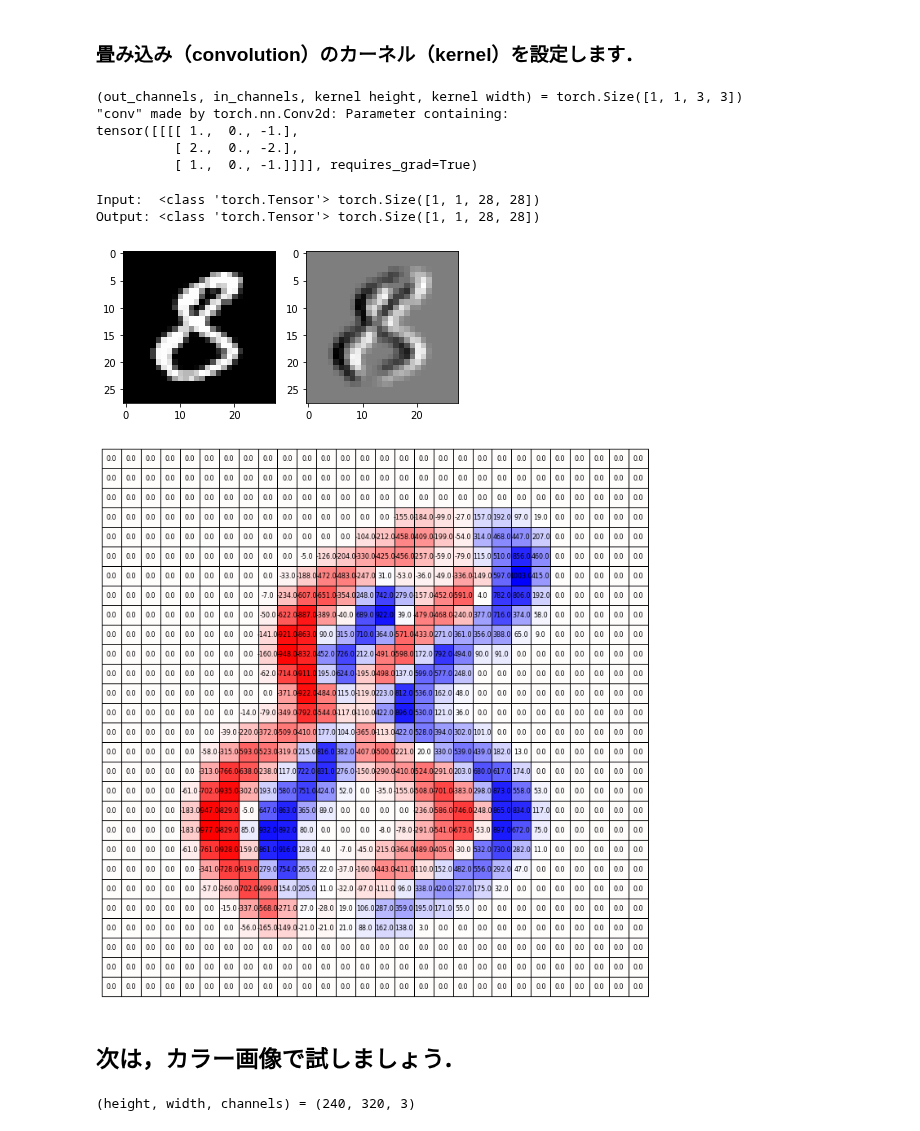
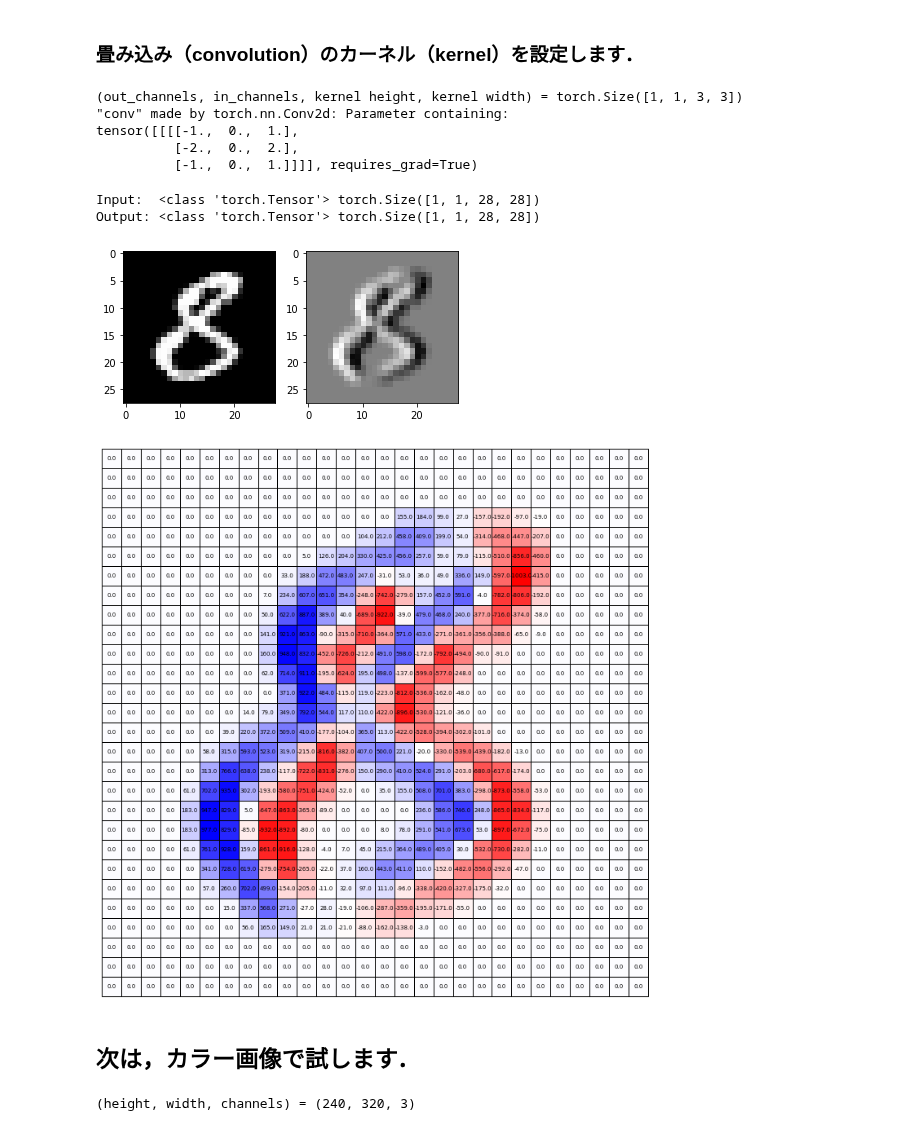
Before and after one commit to tsakailab/alpp, a Jupyter notebook: colab/iip_local_operations.ipynb, the cells around one changed output. Drawn from its saved outputs; the diff is of its cells as text; code cells hidden in the pictures.

```diff
--- a/colab/iip_local_operations.ipynb
+++ b/colab/iip_local_operations.ipynb
@@ -40,9 +40,9 @@ plt.show()
 # %% [markdown]
 ### 畳み込み（convolution）のカーネル（kernel）を設定します．
 # %%
-kernel = [[ 1,  0, -1],
-          [ 2,  0, -2],
-          [ 1,  0, -1]]
+kernel = [[ -1,  0,  1],
+          [ -2,  0,  2],
+          [ -1,  0,  1]]
 # %%
 #@title PyTorchの畳み込み層 conv にカーネルを設定します．
 import torch
@@ -56,9 +56,9 @@ print("\"conv\" made by torch.nn.Conv2d:", conv.weight)
 # %% [output]
 (out_channels, in_channels, kernel height, kernel width) = torch.Size([1, 1, 3, 3])
 "conv" made by torch.nn.Conv2d: Parameter containing:
-tensor([[[[ 1.,  0., -1.],
-          [ 2.,  0., -2.],
-          [ 1.,  0., -1.]]]], requires_grad=True)
+tensor([[[[-1.,  0.,  1.],
+          [-2.,  0.,  2.],
+          [-1.,  0.,  1.]]]], requires_grad=True)
 # %%
 #@title 畳み込みを実行します．out_img = conv(in_img)
 in_img = torch.tensor(img).unsqueeze(0).unsqueeze(0).float()
@@ -77,21 +77,21 @@ plt.show()
 # %% [output]
 Input:  <class 'torch.Tensor'> torch.Size([1, 1, 28, 28])
 Output: <class 'torch.Tensor'> torch.Size([1, 1, 28, 28])
-[figure, old version]
+[figure, new version]
 # %%
 #@title 出力を観察しましょう．
 fmap = out_img[0,0].detach().numpy()
 plt.axis('off')
-tbl = plt.table(np.round(fmap,1), cellLoc='center', loc='center',
+tbl = plt.table(np.round(fmap,0), cellLoc='center', loc='center',
                 cellColours=plt.get_cmap('bwr_r')((fmap-fmap.min())/(fmap.max()-fmap.min())))
 tbl.scale(2,2)
 tbl.auto_set_font_size(False)
-tbl.set_fontsize(8)
+tbl.set_fontsize(7)
 plt.show()
 # %% [output]
-[figure, old version]
+[figure, new version]
 # %% [markdown]
-## 次は，カラー画像で試しましょう．
+## 次は，カラー画像で試します．
 # %%
 uri = "https://upload.wikimedia.org/wikipedia/commons/thumb/1/17/RYB_Color_wheel.png/320px-RYB_Color_wheel.png"
 # %%
```
Also changed, not shown: parts of 6 cells of this notebook.
